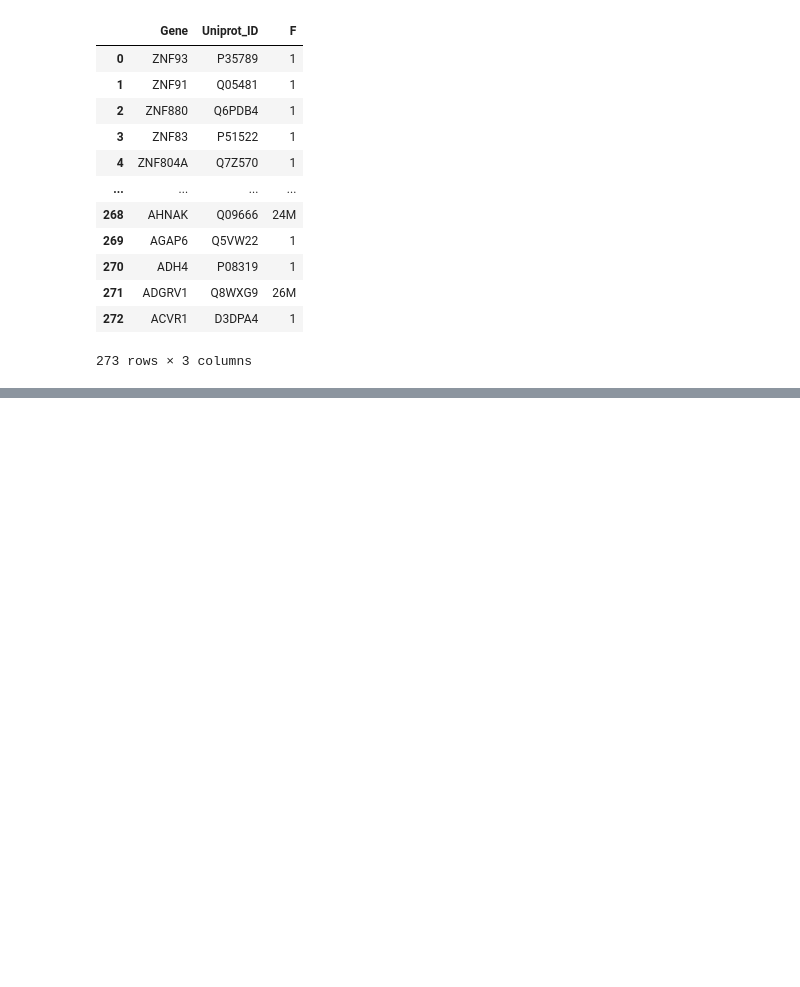
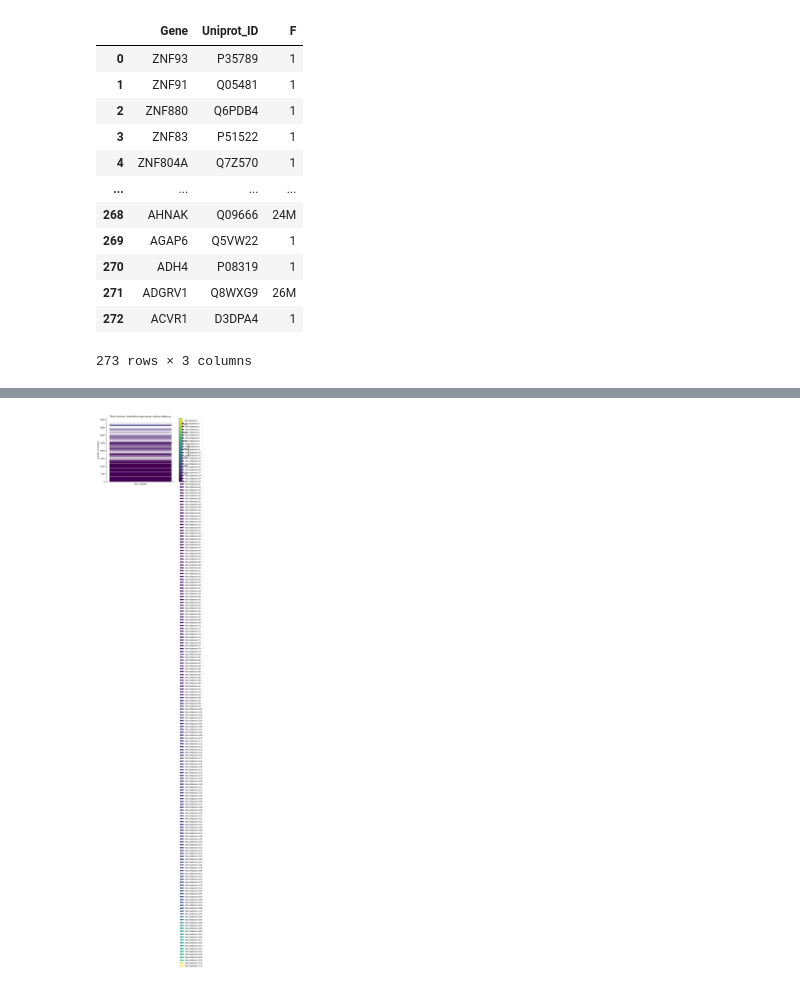
Before and after one commit to bbglab/oncodrive3d_paper, a Jupyter notebook: review_01/distance_analysis/distance_analysis.ipynb, the cells around one changed output, grey strips where cells are left out. Cells and saved outputs as stored; diff of their text form; code cells hidden in the pictures; blank space fills up the shorter version.

```diff
--- a/review_01/distance_analysis/distance_analysis.ipynb
+++ b/review_01/distance_analysis/distance_analysis.ipynb
@@ -220,0 +385,43 @@ for gene, df in df_res.groupby(["Cohort", "Gene"]):
+# %%
+import pandas as pd
+import matplotlib.pyplot as plt
+
+# Count clusters by max_distance
+counts = df_distance['Max_distance'].value_counts().sort_index()
+
+# Continuous colormap and normalizer
+cmap = plt.cm.viridis
+norm = plt.Normalize(vmin=counts.index.min(), vmax=counts.index.max())
+
+# Plot stacked bar
+fig, ax = plt.subplots(figsize=(8, 6))
+bottom = 0
+for dist, cnt in counts.items():
+    color = cmap(norm(dist))
+    ax.bar(
+        'Total clusters',
+        cnt,
+        bottom=bottom,
+        color=color,
+        edgecolor='white',
+        label=f'Max distance {dist}'
+    )
+    bottom += cnt
+
+# Add colorbar
+sm = plt.cm.ScalarMappable(norm=norm, cmap=cmap)
+sm.set_array([])
+cbar = fig.colorbar(sm, ax=ax)
+cbar.set_label('Max distance')
+
+# Tidy up
+ax.set_ylabel('Number of clusters')
+ax.set_title('Total clusters, stacked by maximum residue-distance')
+ax.spines['top'].set_visible(False)
+ax.spines['right'].set_visible(False)
+ax.legend(title='Max distance', bbox_to_anchor=(1.05, 1), loc='upper left')
+
+plt.tight_layout()
+plt.show()
+# %% [output]
+[figure, added]
```
Also changed, not shown: parts of 16 cells of this notebook.
